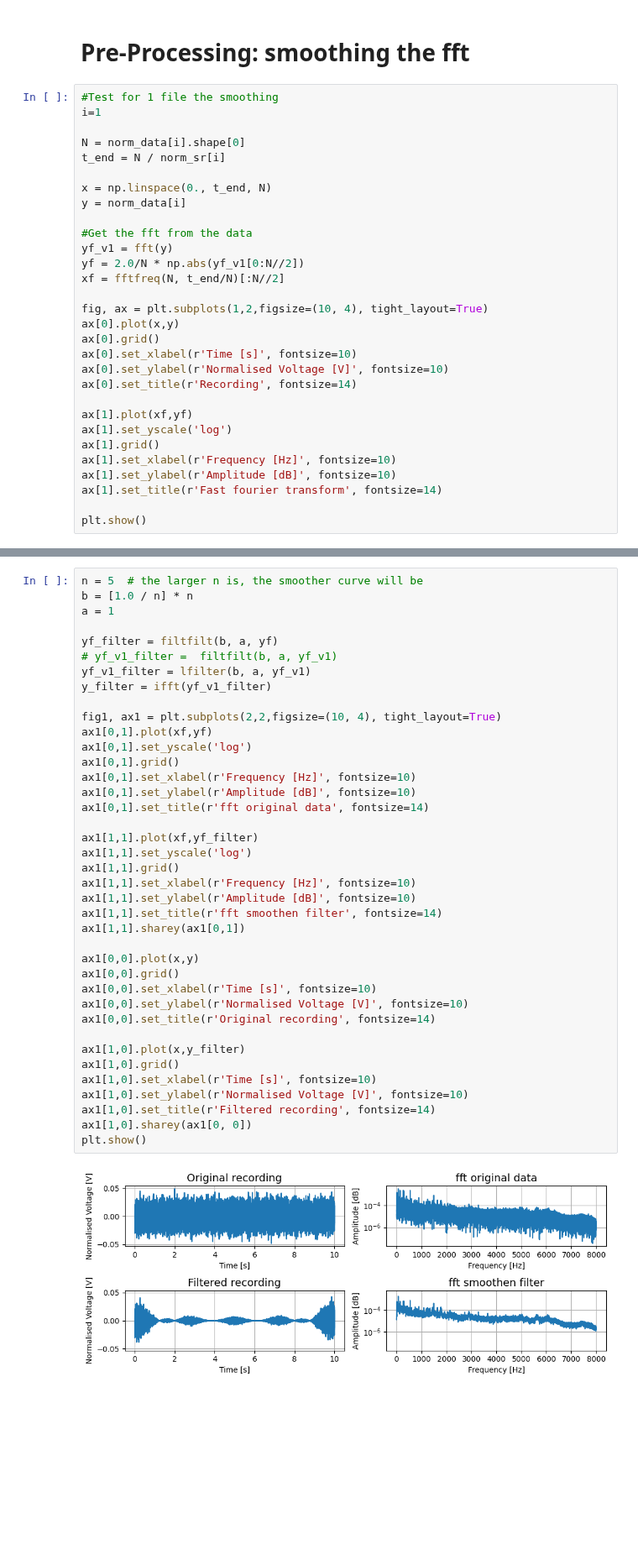
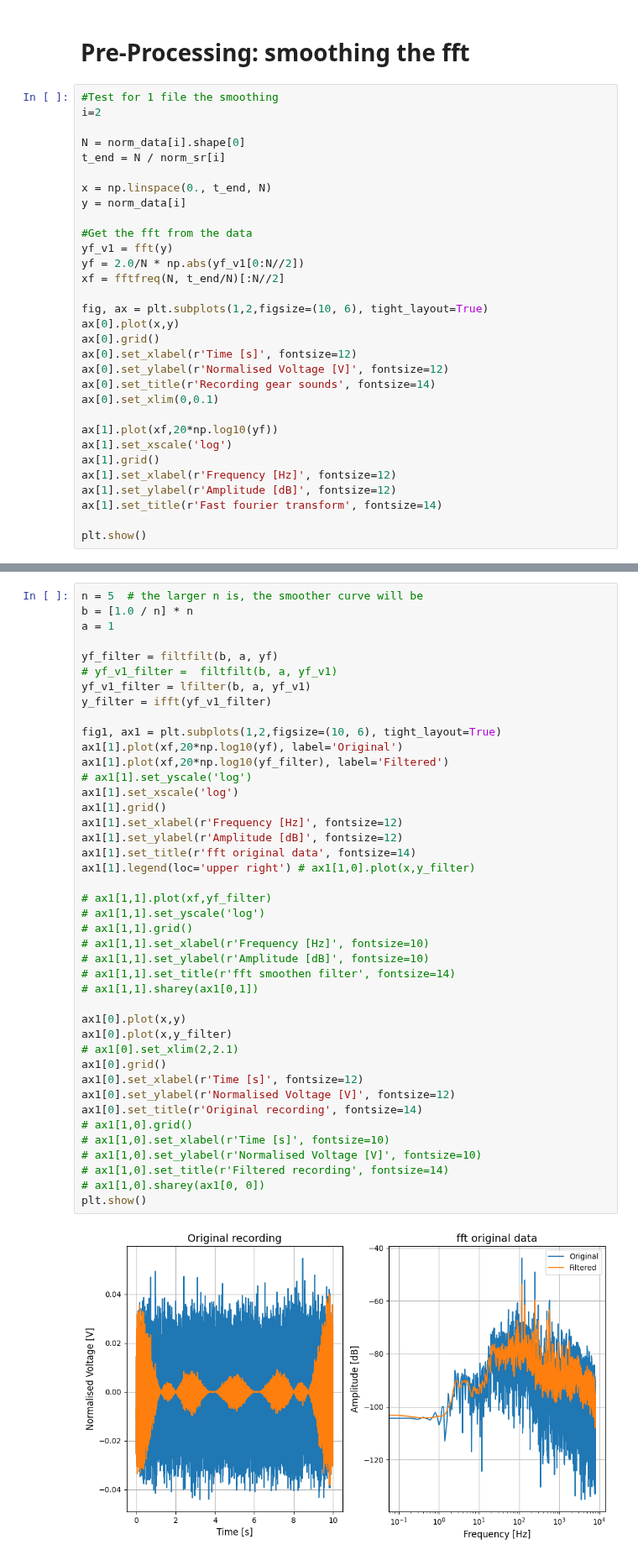
Before and after one commit to FlyingFish760/5ARIP10, a Jupyter notebook: Main_file.ipynb, the cells around one changed output, grey strips where cells are left out. Shown at 84% size. Saved outputs shown, nothing was run; the diff lists cells and outputs as text; blank space fills up the shorter version.

```diff
--- a/Main_file.ipynb
+++ b/Main_file.ipynb
@@ -48,7 +48,7 @@ for i in os.listdir(dir_test):
 # Pre-Processing: smoothing the fft
 # %%
 #Test for 1 file the smoothing
-i=1
+i=2
 
 N = norm_data[i].shape[0]
 t_end = N / norm_sr[i]
@@ -61,18 +61,19 @@ yf_v1 = fft(y)
 yf = 2.0/N * np.abs(yf_v1[0:N//2])
 xf = fftfreq(N, t_end/N)[:N//2]
 
-fig, ax = plt.subplots(1,2,figsize=(10, 4), tight_layout=True)
+fig, ax = plt.subplots(1,2,figsize=(10, 6), tight_layout=True)
 ax[0].plot(x,y)
 ax[0].grid()
-ax[0].set_xlabel(r'Time [s]', fontsize=10)
-ax[0].set_ylabel(r'Normalised Voltage [V]', fontsize=10)
-ax[0].set_title(r'Recording', fontsize=14)
+ax[0].set_xlabel(r'Time [s]', fontsize=12)
+ax[0].set_ylabel(r'Normalised Voltage [V]', fontsize=12)
+ax[0].set_title(r'Recording gear sounds', fontsize=14)
+ax[0].set_xlim(0,0.1)
 
-ax[1].plot(xf,yf)
-ax[1].set_yscale('log')
+ax[1].plot(xf,20*np.log10(yf))
+ax[1].set_xscale('log')
 ax[1].grid()
-ax[1].set_xlabel(r'Frequency [Hz]', fontsize=10)
-ax[1].set_ylabel(r'Amplitude [dB]', fontsize=10)
+ax[1].set_xlabel(r'Frequency [Hz]', fontsize=12)
+ax[1].set_ylabel(r'Amplitude [dB]', fontsize=12)
 ax[1].set_title(r'Fast fourier transform', fontsize=14)
 
 plt.show()
@@ -81,41 +82,44 @@ plt.show()
 # %%
 n = 5  # the larger n is, the smoother curve will be
 b = [1.0 / n] * n
 a = 1
 
 yf_filter = filtfilt(b, a, yf)
 # yf_v1_filter =  filtfilt(b, a, yf_v1)
 yf_v1_filter = lfilter(b, a, yf_v1)
 y_filter = ifft(yf_v1_filter)
 
-fig1, ax1 = plt.subplots(2,2,figsize=(10, 4), tight_layout=True)
-ax1[0,1].plot(xf,yf)
-ax1[0,1].set_yscale('log')
-ax1[0,1].grid()
-ax1[0,1].set_xlabel(r'Frequency [Hz]', fontsize=10)
-ax1[0,1].set_ylabel(r'Amplitude [dB]', fontsize=10)
-ax1[0,1].set_title(r'fft original data', fontsize=14)
+fig1, ax1 = plt.subplots(1,2,figsize=(10, 6), tight_layout=True)
+ax1[1].plot(xf,20*np.log10(yf), label='Original')
+ax1[1].plot(xf,20*np.log10(yf_filter), label='Filtered')
+# ax1[1].set_yscale('log')
+ax1[1].set_xscale('log')
+ax1[1].grid()
+ax1[1].set_xlabel(r'Frequency [Hz]', fontsize=12)
+ax1[1].set_ylabel(r'Amplitude [dB]', fontsize=12)
+ax1[1].set_title(r'fft original data', fontsize=14)
+ax1[1].legend(loc='upper right') # ax1[1,0].plot(x,y_filter)
 
-ax1[1,1].plot(xf,yf_filter)
-ax1[1,1].set_yscale('log')
-ax1[1,1].grid()
-ax1[1,1].set_xlabel(r'Frequency [Hz]', fontsize=10)
-ax1[1,1].set_ylabel(r'Amplitude [dB]', fontsize=10)
-ax1[1,1].set_title(r'fft smoothen filter', fontsize=14)
-ax1[1,1].sharey(ax1[0,1])
+# ax1[1,1].plot(xf,yf_filter)
+# ax1[1,1].set_yscale('log')
+# ax1[1,1].grid()
+# ax1[1,1].set_xlabel(r'Frequency [Hz]', fontsize=10)
+# ax1[1,1].set_ylabel(r'Amplitude [dB]', fontsize=10)
+# ax1[1,1].set_title(r'fft smoothen filter', fontsize=14)
+# ax1[1,1].sharey(ax1[0,1])
 
-ax1[0,0].plot(x,y)
-ax1[0,0].grid()
-ax1[0,0].set_xlabel(r'Time [s]', fontsize=10)
-ax1[0,0].set_ylabel(r'Normalised Voltage [V]', fontsize=10)
-ax1[0,0].set_title(r'Original recording', fontsize=14)
-
-ax1[1,0].plot(x,y_filter)
-ax1[1,0].grid()
-ax1[1,0].set_xlabel(r'Time [s]', fontsize=10)
-ax1[1,0].set_ylabel(r'Normalised Voltage [V]', fontsize=10)
-ax1[1,0].set_title(r'Filtered recording', fontsize=14)
-ax1[1,0].sharey(ax1[0, 0])
+ax1[0].plot(x,y)
+ax1[0].plot(x,y_filter)
+# ax1[0].set_xlim(2,2.1)
+ax1[0].grid()
+ax1[0].set_xlabel(r'Time [s]', fontsize=12)
+ax1[0].set_ylabel(r'Normalised Voltage [V]', fontsize=12)
+ax1[0].set_title(r'Original recording', fontsize=14)
+# ax1[1,0].grid()
+# ax1[1,0].set_xlabel(r'Time [s]', fontsize=10)
+# ax1[1,0].set_ylabel(r'Normalised Voltage [V]', fontsize=10)
+# ax1[1,0].set_title(r'Filtered recording', fontsize=14)
+# ax1[1,0].sharey(ax1[0, 0])
 plt.show()
 # %% [output]
-[figure, old version]
+[figure, new version]
```
Also changed, not shown: parts of 2 cells of this notebook.
